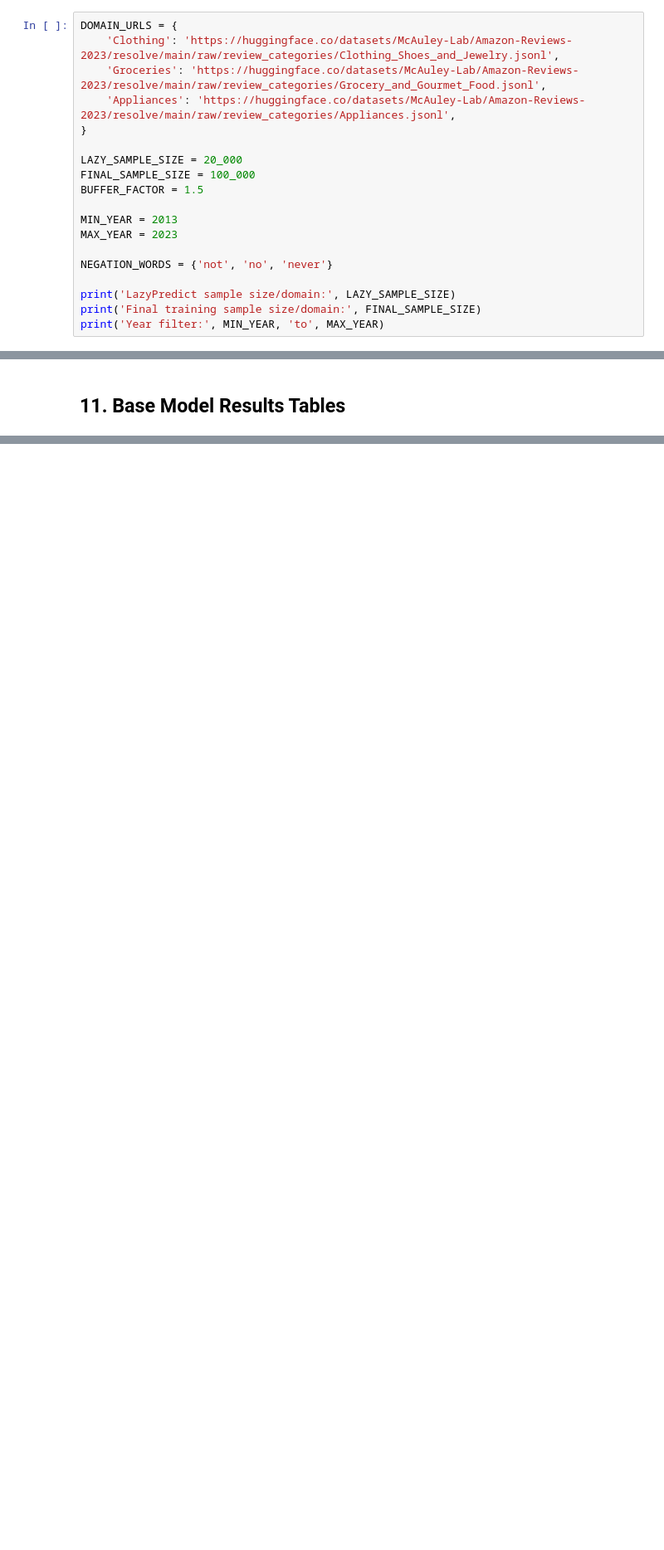
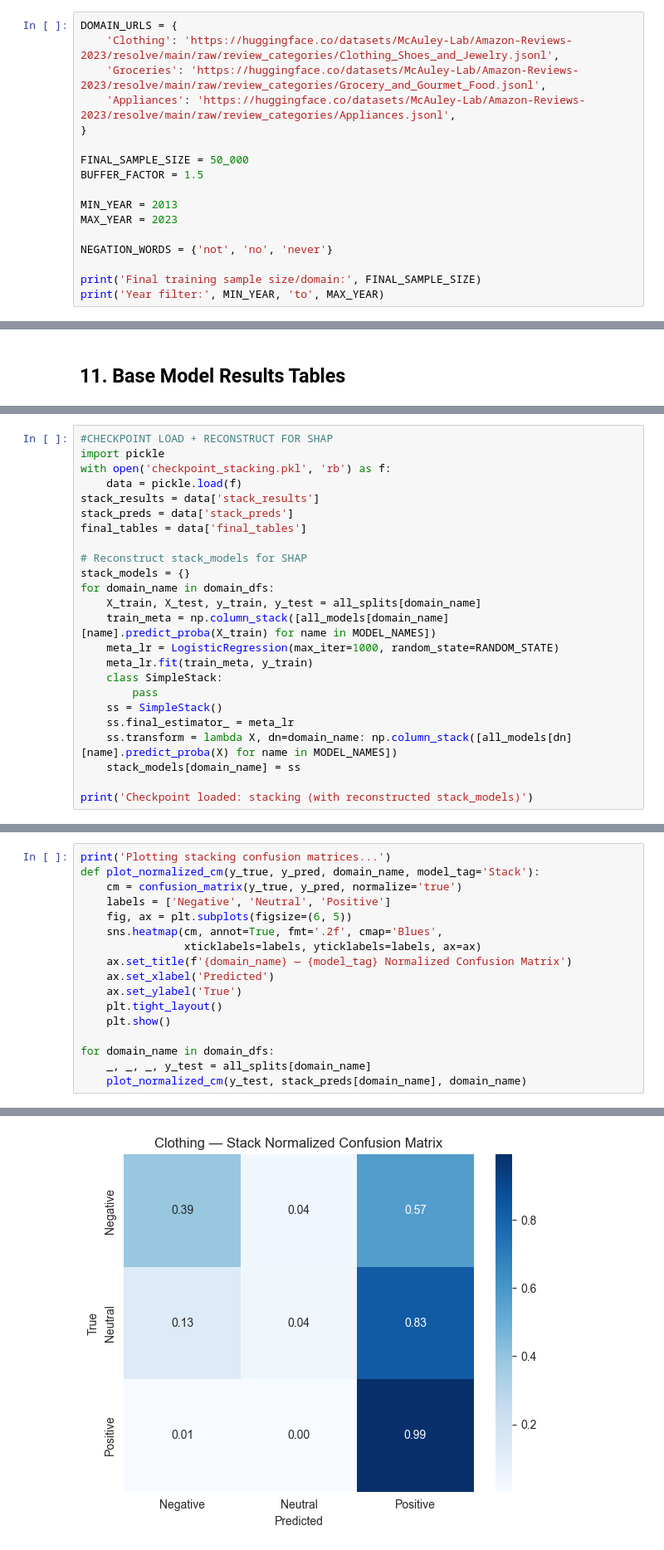
Before and after one commit to rishabhahuja12/Amazon_Sentiment_Analysis, a Jupyter notebook: notebooks/amazon_sentiment_analysis.ipynb, the cells around one changed output, grey strips where cells are left out. Shown at 83% size. Cells and saved outputs as stored; diff of their text form; blank space fills up the shorter version.

```diff
--- a/notebooks/amazon_sentiment_analysis.ipynb
+++ b/notebooks/amazon_sentiment_analysis.ipynb
@@ -99,8 +95,7 @@ DOMAIN_URLS = {
     'Appliances': 'https://huggingface.co/datasets/McAuley-Lab/Amazon-Reviews-2023/resolve/main/raw/review_categories/Appliances.jsonl',
 }
 
-LAZY_SAMPLE_SIZE = 20_000
-FINAL_SAMPLE_SIZE = 100_000
+FINAL_SAMPLE_SIZE = 50_000
 BUFFER_FACTOR = 1.5
 
 MIN_YEAR = 2013
@@ -108,6 +103,5 @@ MAX_YEAR = 2023
 
 NEGATION_WORDS = {'not', 'no', 'never'}
 
-print('LazyPredict sample size/domain:', LAZY_SAMPLE_SIZE)
 print('Final training sample size/domain:', FINAL_SAMPLE_SIZE)
 print('Year filter:', MIN_YEAR, 'to', MAX_YEAR)
@@ -1033,0 +699,24 @@ If all cells run successfully, this notebook produces:
+# %%
+#CHECKPOINT LOAD + RECONSTRUCT FOR SHAP
+import pickle
+with open('checkpoint_stacking.pkl', 'rb') as f:
+    data = pickle.load(f)
+stack_results = data['stack_results']
+stack_preds = data['stack_preds']
+final_tables = data['final_tables']
+
+# Reconstruct stack_models for SHAP
+stack_models = {}
+for domain_name in domain_dfs:
+    X_train, X_test, y_train, y_test = all_splits[domain_name]
+    train_meta = np.column_stack([all_models[domain_name][name].predict_proba(X_train) for name in MODEL_NAMES])
+    meta_lr = LogisticRegression(max_iter=1000, random_state=RANDOM_STATE)
+    meta_lr.fit(train_meta, y_train)
+    class SimpleStack:
+        pass
+    ss = SimpleStack()
+    ss.final_estimator_ = meta_lr
+    ss.transform = lambda X, dn=domain_name: np.column_stack([all_models[dn][name].predict_proba(X) for name in MODEL_NAMES])
+    stack_models[domain_name] = ss
+
+print('Checkpoint loaded: stacking (with reconstructed stack_models)')
@@ -1033,0 +727,18 @@ If all cells run successfully, this notebook produces:
+# %%
+print('Plotting stacking confusion matrices...')
+def plot_normalized_cm(y_true, y_pred, domain_name, model_tag='Stack'):
+    cm = confusion_matrix(y_true, y_pred, normalize='true')
+    labels = ['Negative', 'Neutral', 'Positive']
+    fig, ax = plt.subplots(figsize=(6, 5))
+    sns.heatmap(cm, annot=True, fmt='.2f', cmap='Blues',
+                xticklabels=labels, yticklabels=labels, ax=ax)
+    ax.set_title(f'{domain_name} — {model_tag} Normalized Confusion Matrix')
+    ax.set_xlabel('Predicted')
+    ax.set_ylabel('True')
+    plt.tight_layout()
+    plt.show()
+
+for domain_name in domain_dfs:
+    _, _, _, y_test = all_splits[domain_name]
+    plot_normalized_cm(y_test, stack_preds[domain_name], domain_name)
+# %% [output]
@@ -1033,0 +746 @@ If all cells run successfully, this notebook produces:
+[figure, added]
```
Also changed, not shown: parts of 77 cells of this notebook.
